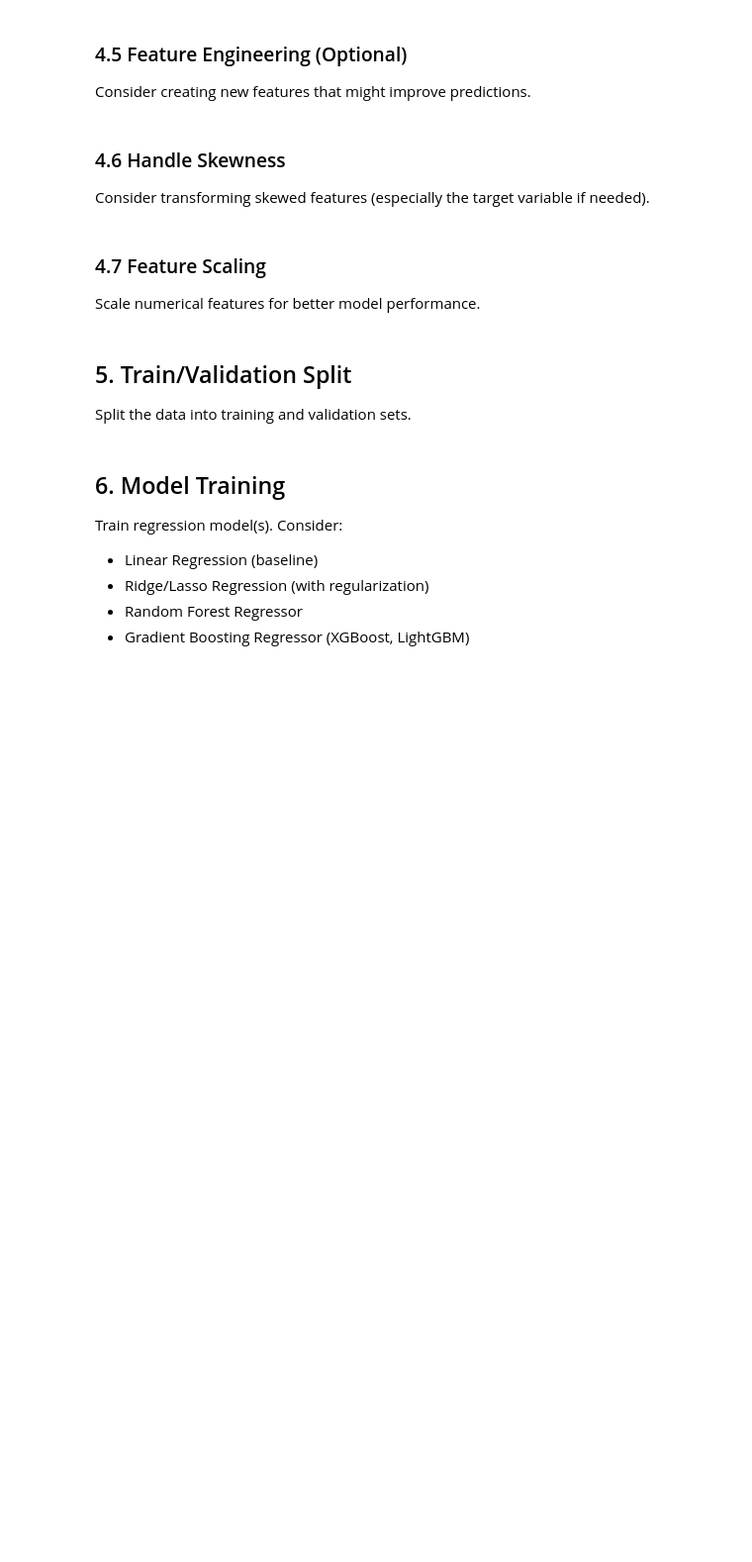
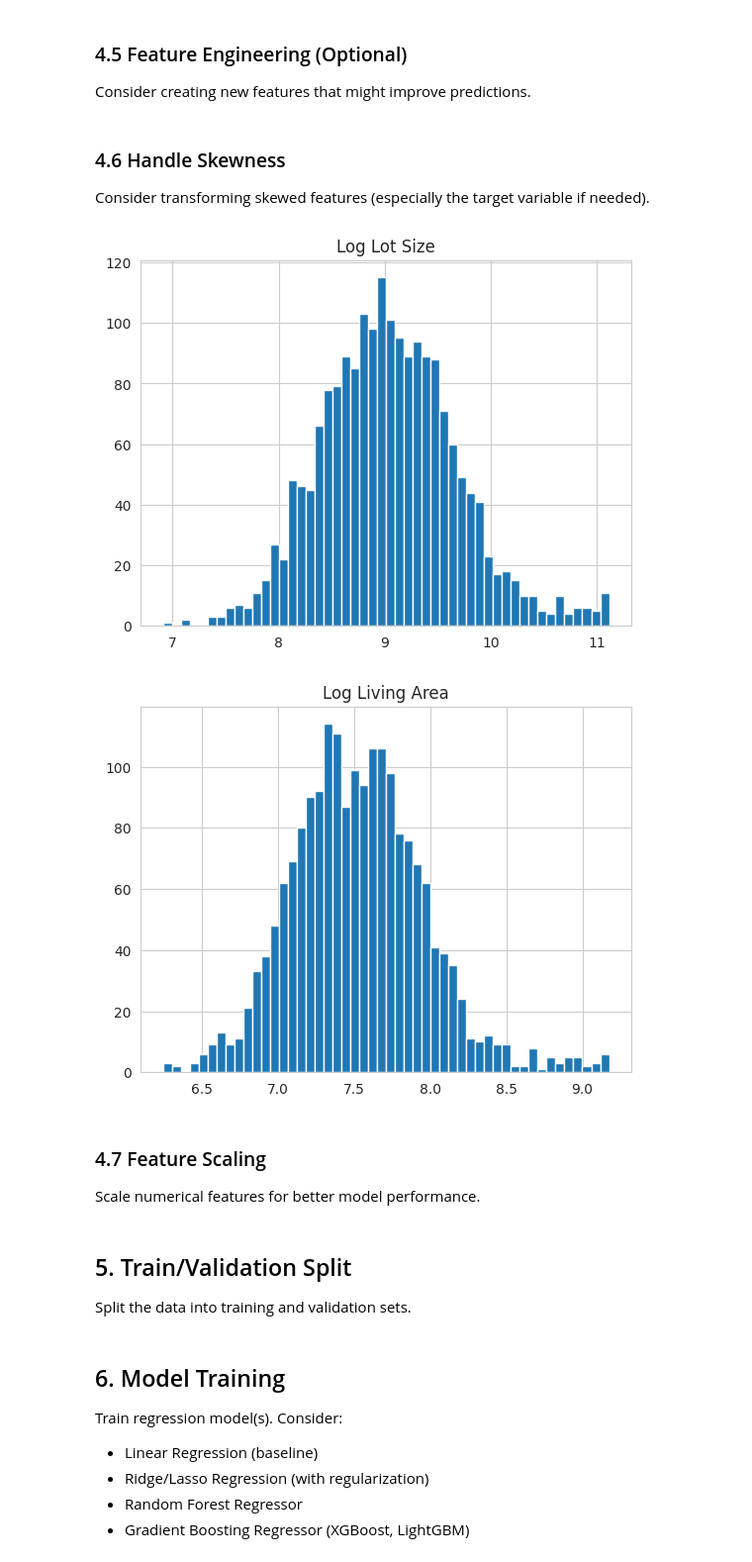
Before and after one commit to LiberteI/Supervised-Learning-Workshop, a Jupyter notebook: deliverable/03_dataset3.ipynb, the cells around one changed output. Shown at 99% size. Drawn from its saved outputs; the diff is of its cells as text; code cells hidden in the pictures; blank space fills up the shorter version.

Commit message:
resolved skewness

```diff
--- a/deliverable/03_dataset3.ipynb
+++ b/deliverable/03_dataset3.ipynb
@@ -587,3 +583,47 @@ Consider transforming skewed features (especially the target variable if needed)
+# %%
+# TODO: Check skewness of numerical features
+# Consider log transformation for highly skewed features
+# Note: if you transform the target, remember to inverse transform predictions
+
+# print skewness of numeric features
+df.skew(numeric_only=True)
+
+# transform numeric coutinuous size like features
+# cols_to_log = [
+#     'lot_size_sqft',
+#     'living_area_sqft',
+#     'basement_sqft',
+#     'crime_rate_per_1000',
+#     'distance_to_downtown_km',
+#     'distance_to_school_km',
+#     'distance_to_metro_km'
+# ]
+
+# for c in cols_to_log:
+#   # df[f'log_{c}'] → creates a new column named "log_columnName"
+#     df[f'log_{c}'] = np.log1p(df[c])
+
+
+
+# # drop originals
+# df.drop(cols_to_log, axis=1, inplace=True)
+
+df['log_lot_size_sqft'].hist(bins=50)
+plt.title('Log Lot Size')
+plt.show()
+
+df['log_living_area_sqft'].hist(bins=50)
+plt.title('Log Living Area')
+plt.show()
+
+
+
+
+# df['lot_size_sqft'].hist(bins=50)
+# df['log_lot_size'].hist(bins=50)
+# %% [output]
+[figure, added]
+[figure, added]
 # %% [markdown]
 ### 4.7 Feature Scaling
 
```
Also changed, not shown: parts of 1 cell of this notebook.
